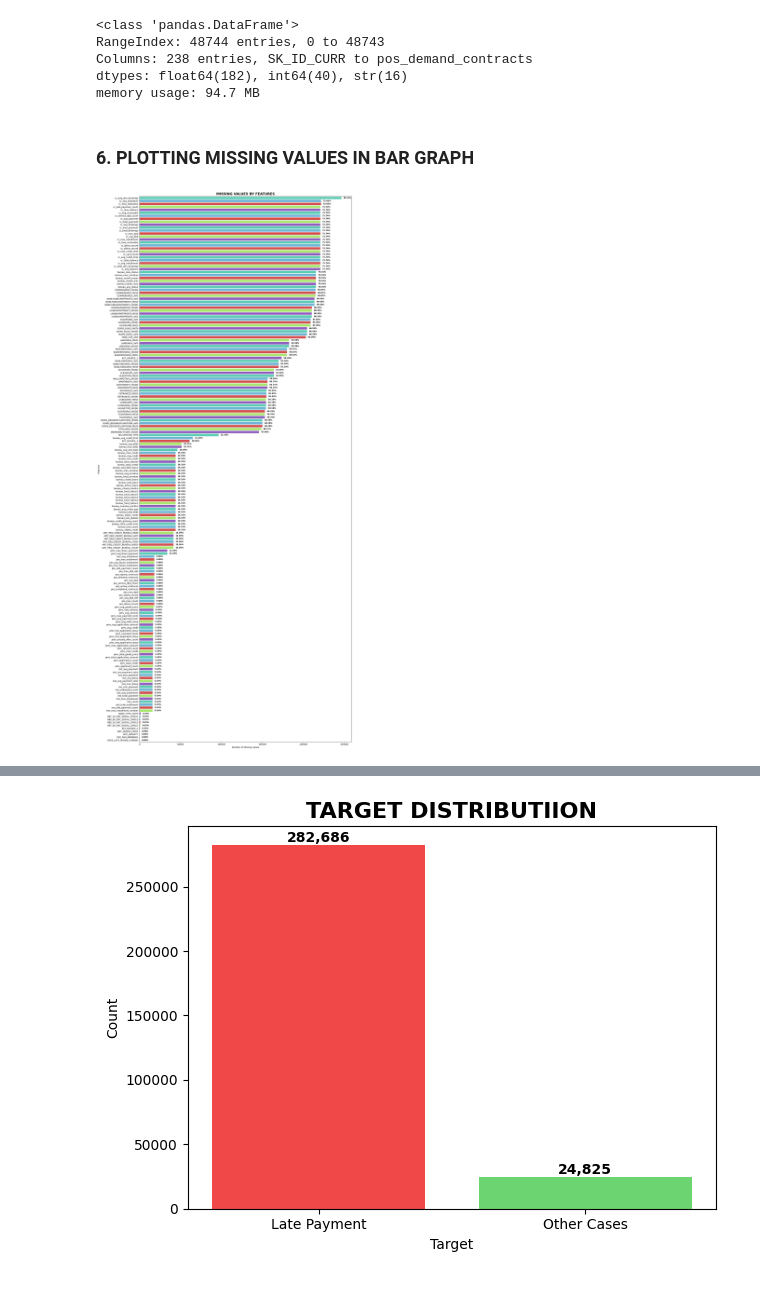
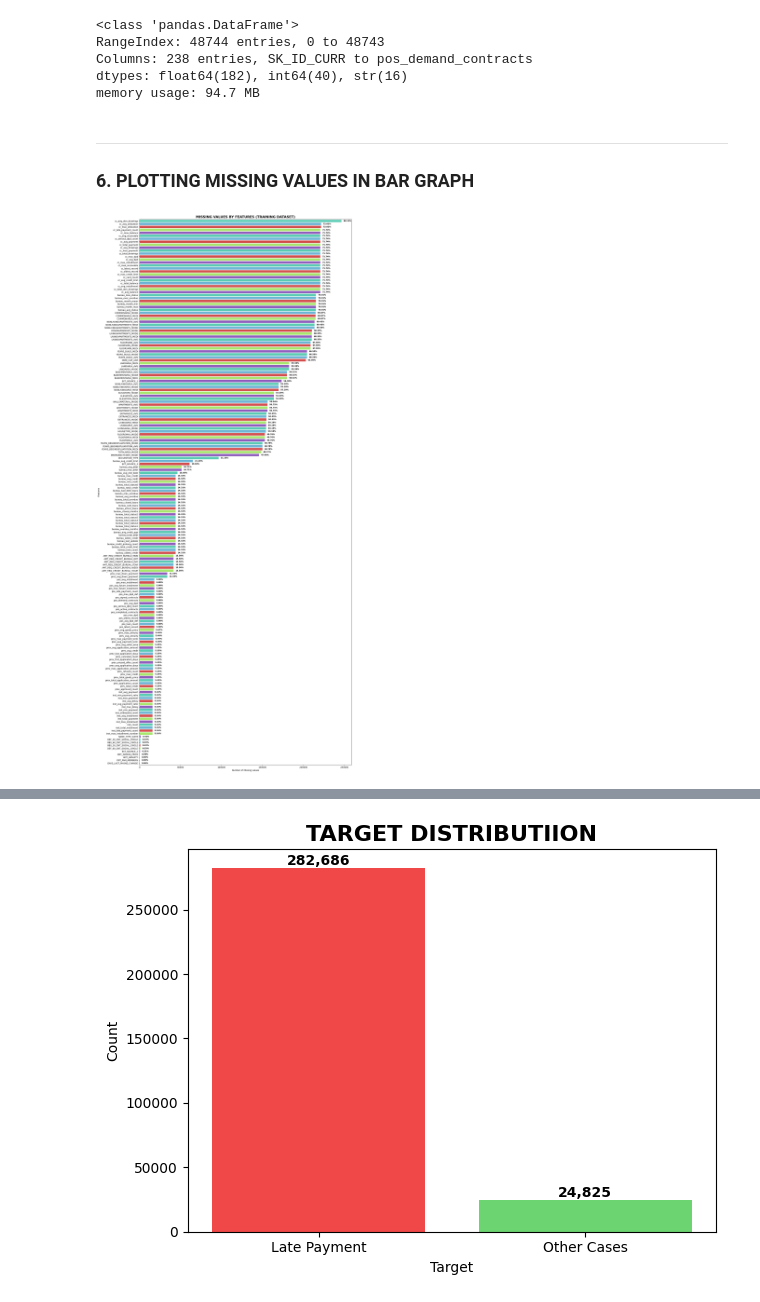
Before and after one commit to Yuvaraj-Dey-2006/House-Credit-Prediction, a Jupyter notebook: EDA/home-credit-EDA.ipynb, the cells around one changed output, grey strips where cells are left out. Cells and saved outputs as stored; diff of their text form; code cells hidden in the pictures.

```diff
--- a/EDA/home-credit-EDA.ipynb
+++ b/EDA/home-credit-EDA.ipynb
@@ -67,6 +71,7 @@ Columns: 238 entries, SK_ID_CURR to pos_demand_contracts
 dtypes: float64(182), int64(40), str(16)
 memory usage: 94.7 MB
 # %% [markdown]
+---
 ### **6. PLOTTING MISSING VALUES IN BAR GRAPH**
 # %%
 # Made a custom function to plot the missing value percentage for train/test datasets
@@ -112,12 +117,12 @@ def Missing_value_plotter(dataset, xlabel, ylabel, title):
 # %%
 # Missing values in train dataset
 Missing_value_plotter(
         train_df,
         "Number of Missing values",
         "Features",
-        "MISSING VALUES BY FEATURES")
+        "MISSING VALUES BY FEATURES (TRAINING DATASET)")
 # %% [output]
-[figure, old version]
+[figure, new version]
 # %%
 # Missing values in test dataset
 Missing_value_plotter(
```
Also changed, not shown: parts of 5 cells of this notebook.
